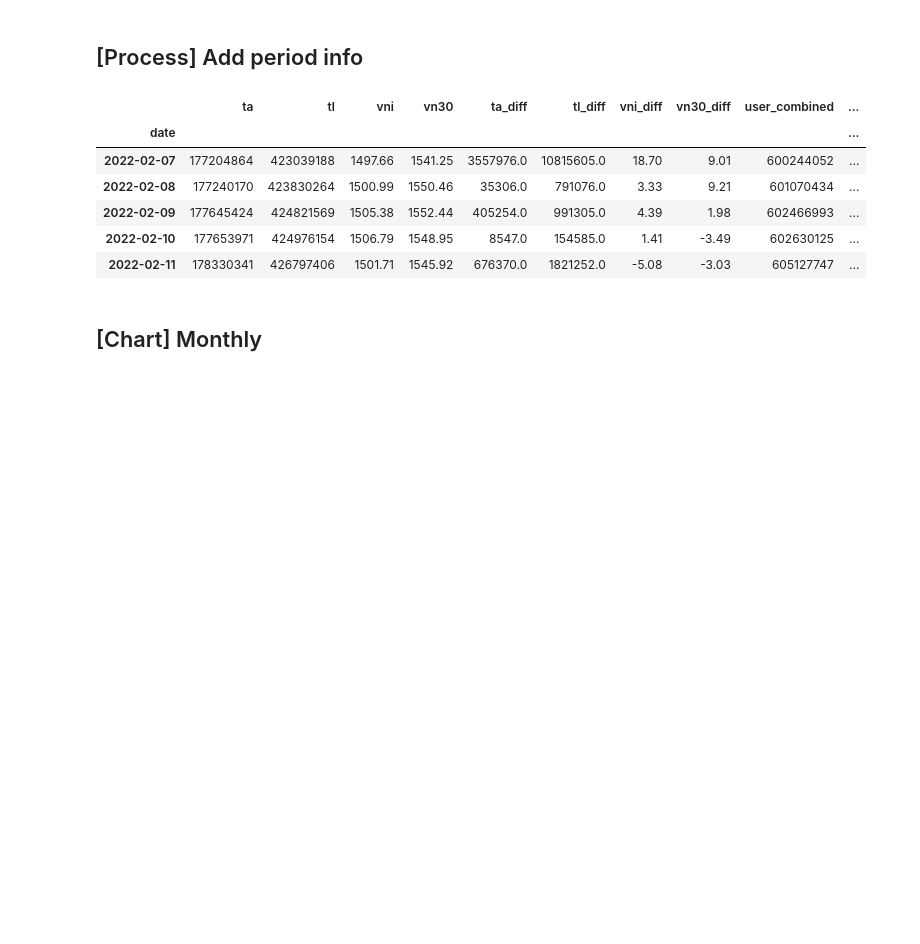
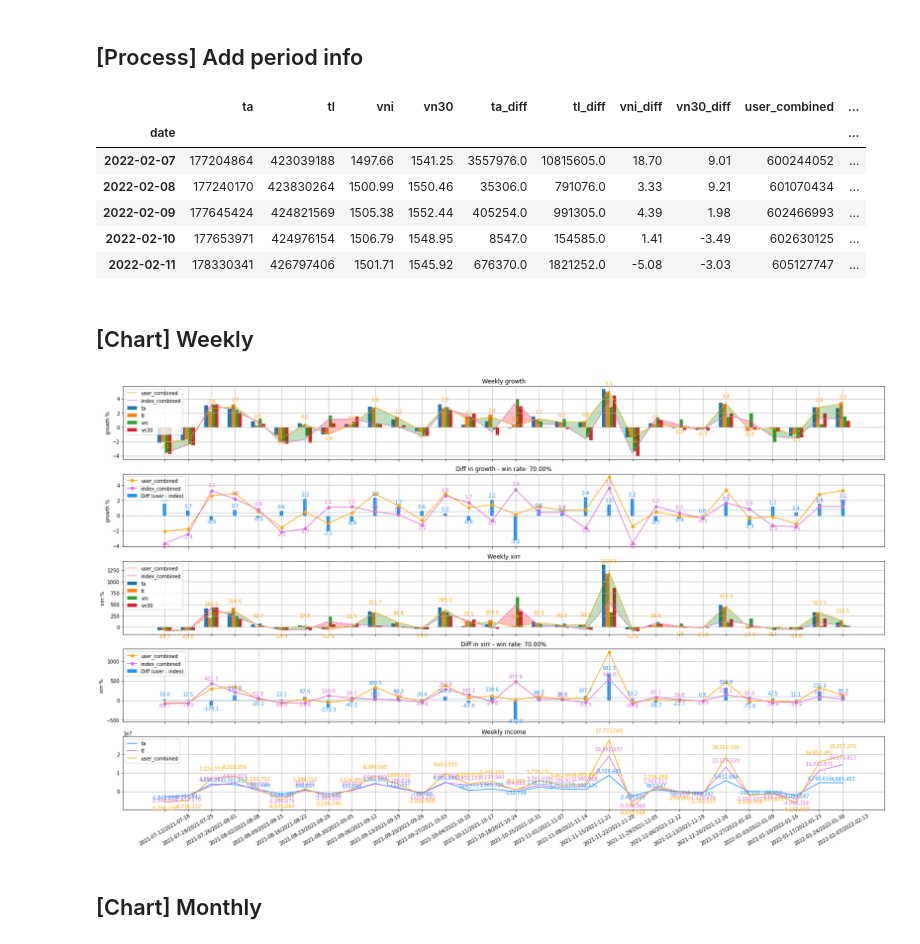
Before and after one commit to anhtuan23/stock_tracker, a Jupyter notebook: tracker.ipynb, the cells around one changed output. Cells and saved outputs as stored; diff of their text form; code cells hidden in the pictures; blank space fills up the shorter version.

```diff
--- a/tracker.ipynb
+++ b/tracker.ipynb
@@ -1034,6 +1034,16 @@ def plot_growth_xirr(growth_xirr_df: pd.DataFrame, period_name: str):
     _plot(ax3, ax4, "xirr")
 
     plt.show()
+# %% [markdown]
+## [Chart] Weekly
+# %%
+weekly_df = get_period_df("W", log_df)
+# Not enough space to plot every week
+weekly_df = weekly_df.iloc[-30:] # type: ignore
+# %%
+plot_growth_xirr(weekly_df, "Weekly")
+# %% [output]
+[figure, added]
 # %% [markdown]
 ## [Chart] Monthly
 # %%
```
Also changed, not shown: parts of 5 cells of this notebook.
